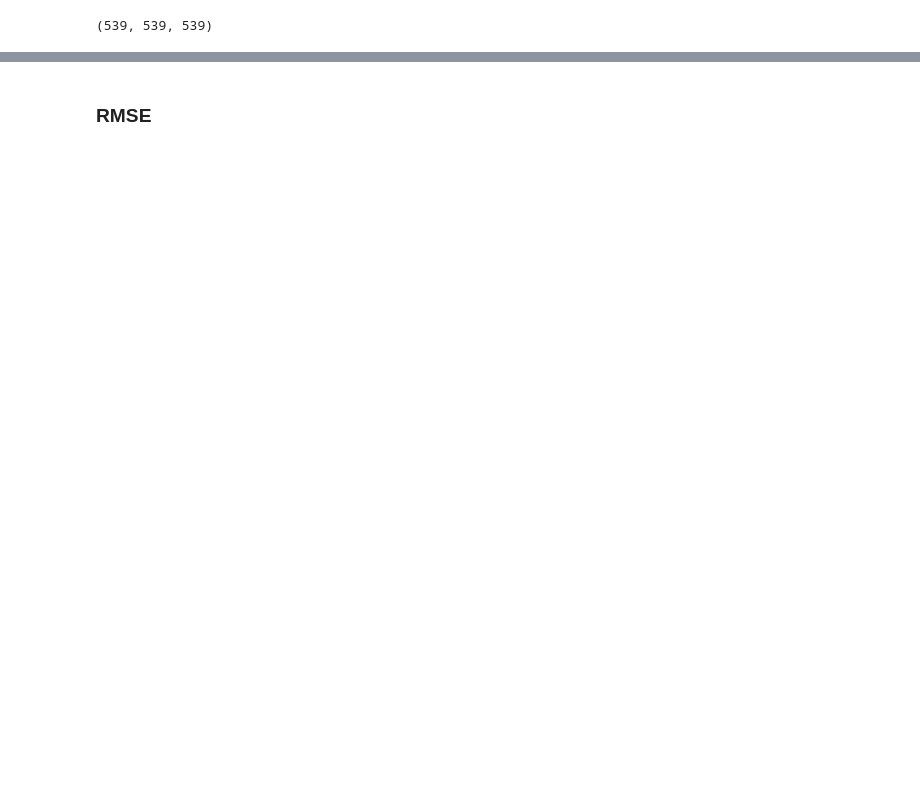
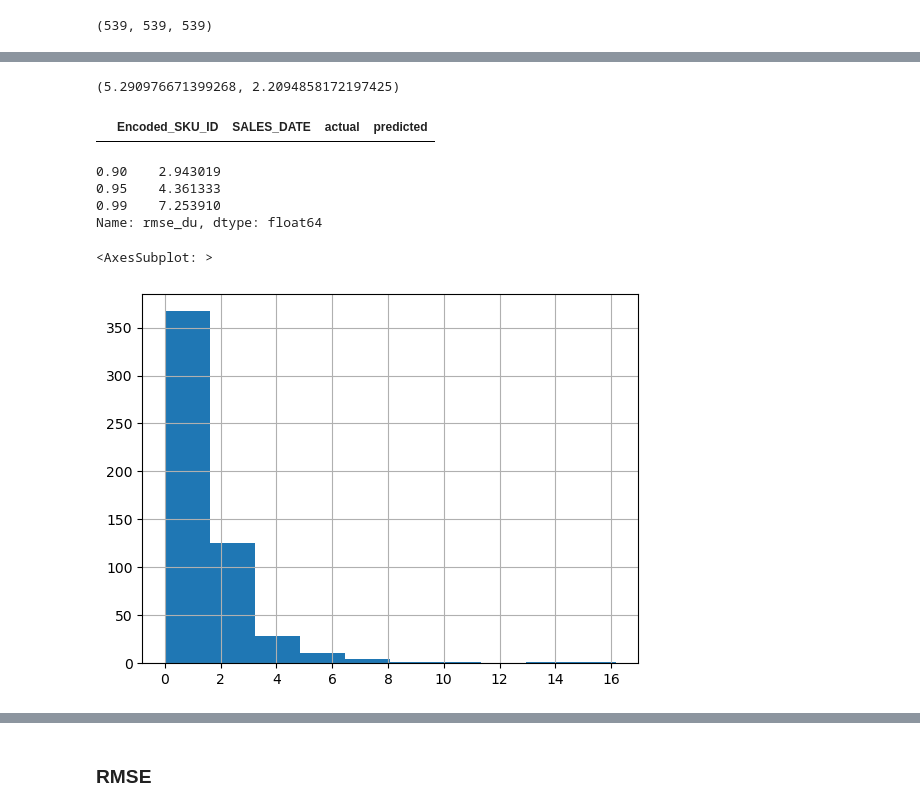
Before and after one commit to ashish1610dhiman/msa_project_week, a Jupyter notebook: notebooks/ashish_validation_train/d1.deck_results_rmse.ipynb, the cells around one changed output, grey strips where cells are left out. Drawn from its saved outputs; the diff is of its cells as text; code cells hidden in the pictures; blank space fills up the shorter version.

```diff
--- a/notebooks/ashish_validation_train/d1.deck_results_rmse.ipynb
+++ b/notebooks/ashish_validation_train/d1.deck_results_rmse.ipynb
@@ -214,0 +315,5 @@ rmse_val_null,rmse_null_best
+# %%
+rmse_val_null,rmse_null_best = rmse(y_act,y_pred_null),rmse(y_act,y_pred_best2)
+rmse_val_null,rmse_null_best
+# %% [output]
+(5.290976671399268, 2.2094858172197425)
@@ -215 +322,6 @@ rmse_val_null,rmse_null_best
+# %%
+df_join = y_act.merge(y_pred_best2,on=["Encoded_SKU_ID","SALES_DATE"])
+df_join
+# %% [output]
+|  | Encoded_SKU_ID | SALES_DATE | actual | predicted |
 # %%
@@ -216,0 +329,12 @@ rmse_best_sku = rmse_sku(y_act,y_pred_best)
+# %%
+rmse_best_sku["rmse_du"].quantile([0.9,0.95,0.99])
+# %% [output]
+0.90    2.943019
+0.95    4.361333
+0.99    7.253910
+Name: rmse_du, dtype: float64
+# %%
+rmse_best_sku["rmse_du"].hist()
+# %% [output]
+<AxesSubplot: >
+[figure, added]
```
Also changed, not shown: parts of 50 cells of this notebook, 6 other files.
